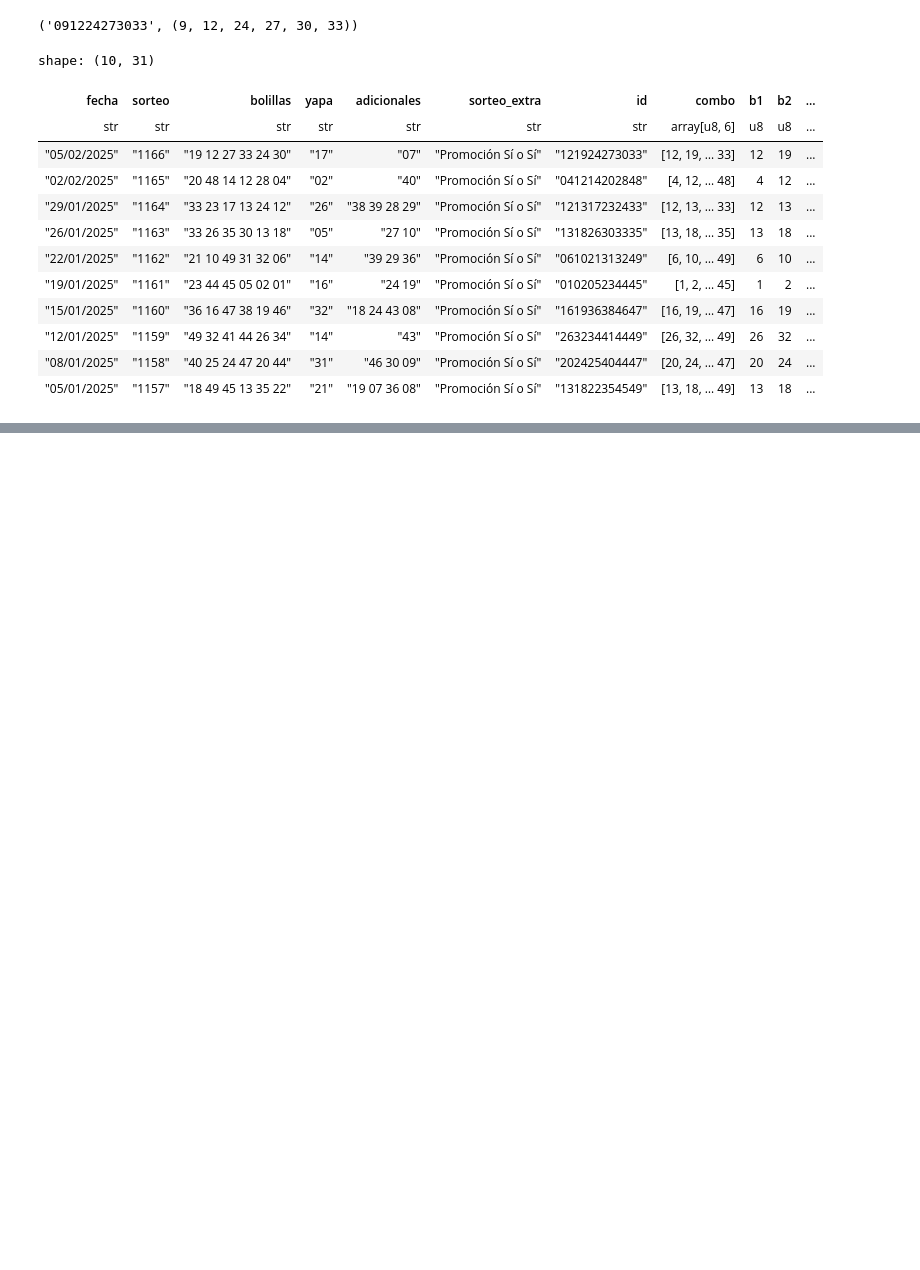
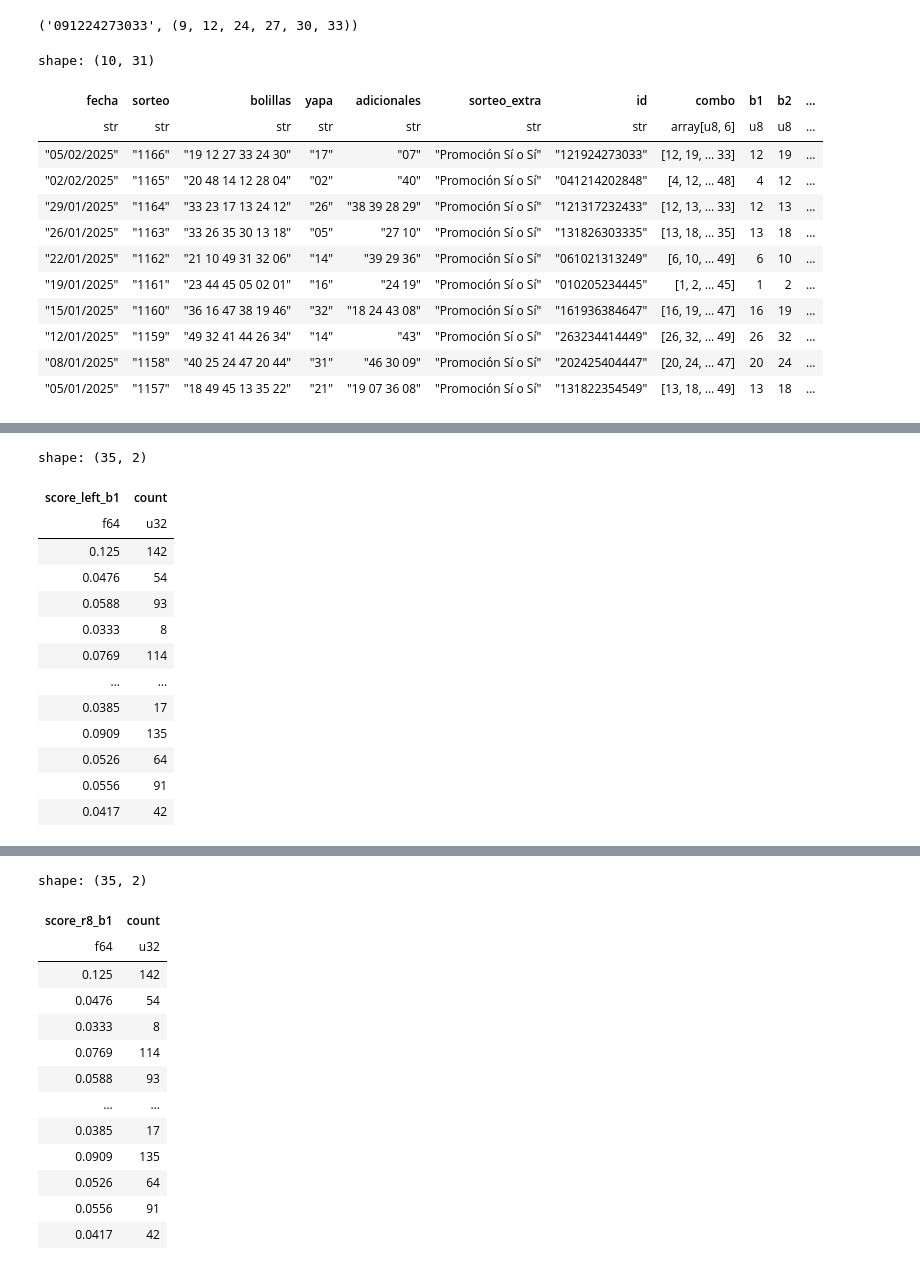
Before and after one commit to coins5/tinkapp.v4, a Jupyter notebook: explore_bolillas_v2.ipynb, the cells around one changed output, grey strips where cells are left out. Saved outputs shown, nothing was run; the diff lists cells and outputs as text; code cells hidden in the pictures; blank space fills up the shorter version.

```diff
--- a/explore_bolillas_v2.ipynb
+++ b/explore_bolillas_v2.ipynb
@@ -606,0 +234,32 @@ Name: b_count, dtype: float64
+# %%
+def show_b_stats (col: str):
+  df_viz = dfRows.group_by(
+    col
+  ).agg(pl.count(col).alias('count'))
+
+  chart = df_viz.plot.bar(
+    x=col,
+    y='count',
+    color=col,
+  )
+
+  display(df_viz)
+  display(chart)
+# %%
+show_b_stats('score_left_b1')
+show_b_stats('score_r8_b1')
+# %% [output]
+shape: (35, 2)
+| score_left_b1 | count |
+| f64 | u32 |
+| 0.125 | 142 |
+| 0.0476 | 54 |
+| 0.0588 | 93 |
+| 0.0333 | 8 |
+| 0.0769 | 114 |
+| … | … |
+| 0.0385 | 17 |
+| 0.0909 | 135 |
+| 0.0526 | 64 |
+| 0.0556 | 91 |
+| 0.0417 | 42 |
@@ -606,0 +267,14 @@ Name: b_count, dtype: float64
+shape: (35, 2)
+| score_r8_b1 | count |
+| f64 | u32 |
+| 0.125 | 142 |
+| 0.0476 | 54 |
+| 0.0333 | 8 |
+| 0.0769 | 114 |
+| 0.0588 | 93 |
+| … | … |
+| 0.0385 | 17 |
+| 0.0909 | 135 |
+| 0.0526 | 64 |
+| 0.0556 | 91 |
+| 0.0417 | 42 |
```
Also changed, not shown: parts of 11 cells of this notebook, 4 other files.
